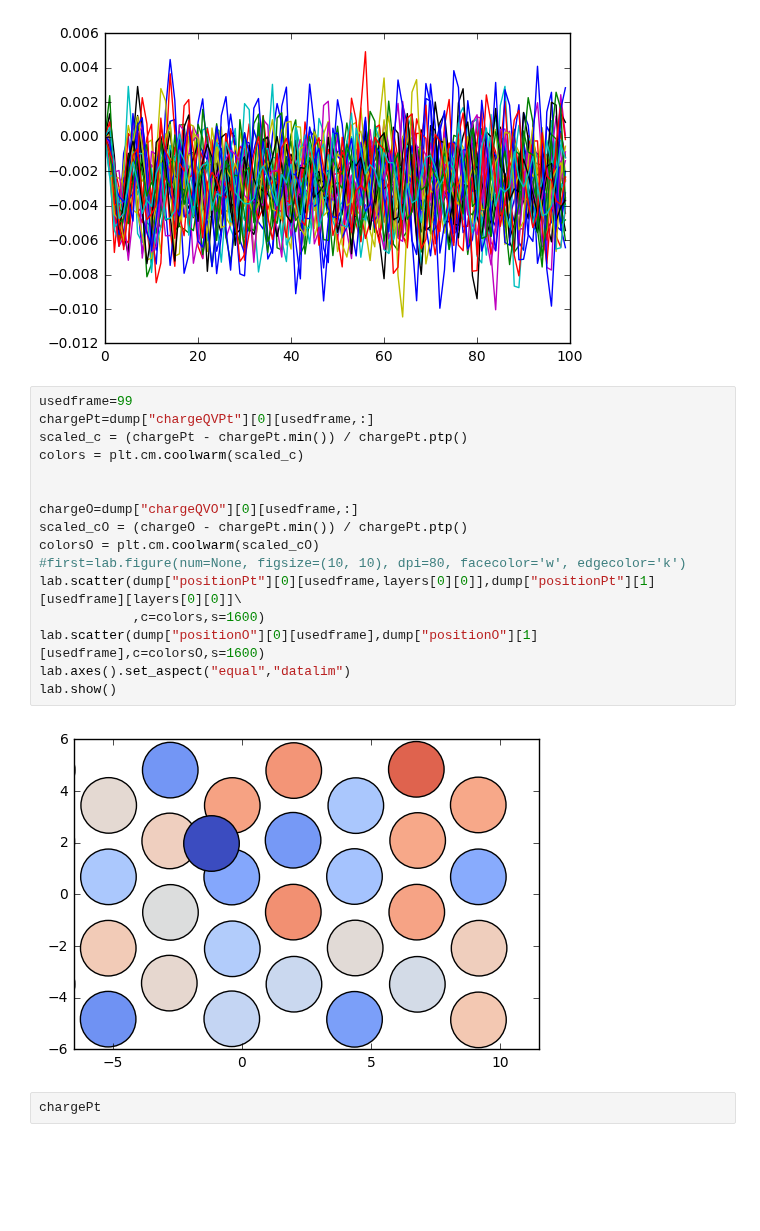
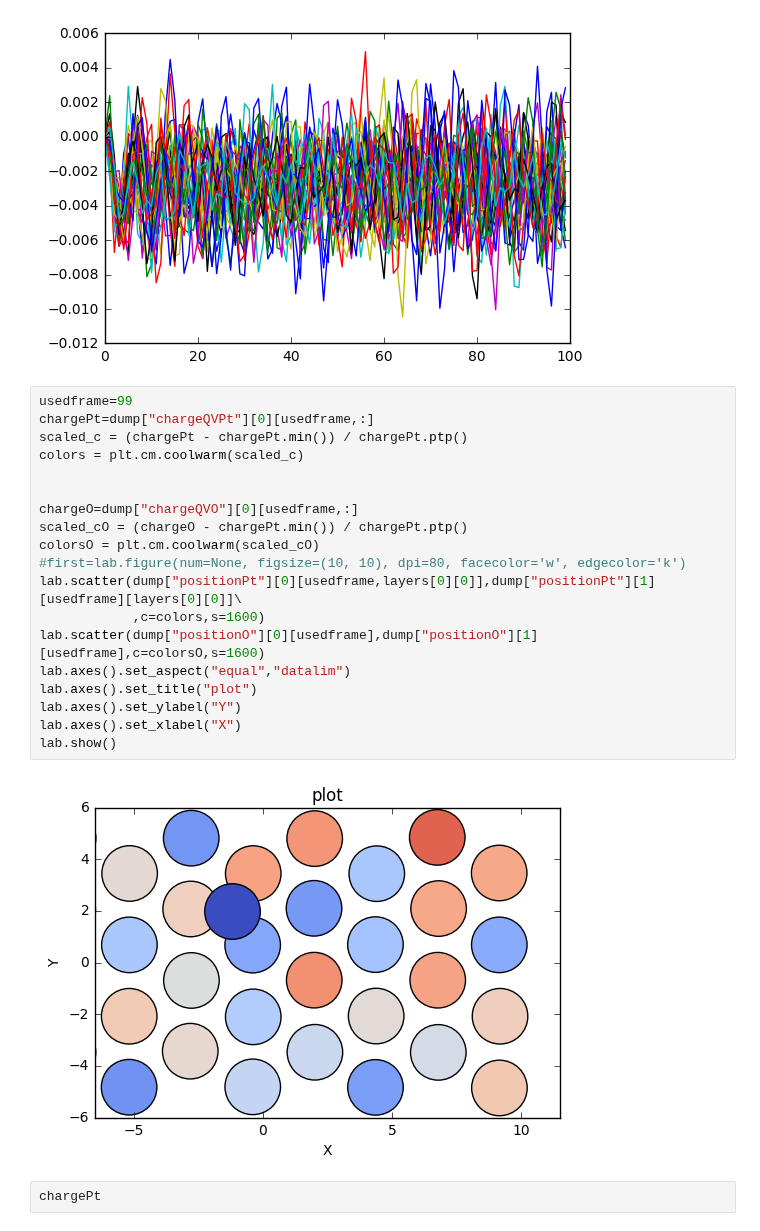
Before and after one commit to 123daimanu/DR_EAM, a Jupyter notebook: OAdAtom.ipynb, the cells around one changed output. Saved outputs shown, nothing was run; the diff lists cells and outputs as text; blank space fills up the shorter version.

```diff
--- a/OAdAtom.ipynb
+++ b/OAdAtom.ipynb
@@ -235,21 +235,24 @@ lab.show()
 # %%
 usedframe=99
 chargePt=dump["chargeQVPt"][0][usedframe,:]
 scaled_c = (chargePt - chargePt.min()) / chargePt.ptp()
 colors = plt.cm.coolwarm(scaled_c)
 
 
 chargeO=dump["chargeQVO"][0][usedframe,:]
 scaled_cO = (chargeO - chargePt.min()) / chargePt.ptp()
 colorsO = plt.cm.coolwarm(scaled_cO)
 #first=lab.figure(num=None, figsize=(10, 10), dpi=80, facecolor='w', edgecolor='k')
 lab.scatter(dump["positionPt"][0][usedframe,layers[0][0]],dump["positionPt"][1][usedframe][layers[0][0]]\
             ,c=colors,s=1600)
 lab.scatter(dump["positionO"][0][usedframe],dump["positionO"][1][usedframe],c=colorsO,s=1600)
 lab.axes().set_aspect("equal","datalim")
+lab.axes().set_title("plot")
+lab.axes().set_ylabel("Y")
+lab.axes().set_xlabel("X")
 lab.show()
 # %% [output]
-[figure, old version]
+[figure, new version]
 # %%
 chargePt
 # %% [output]
```
